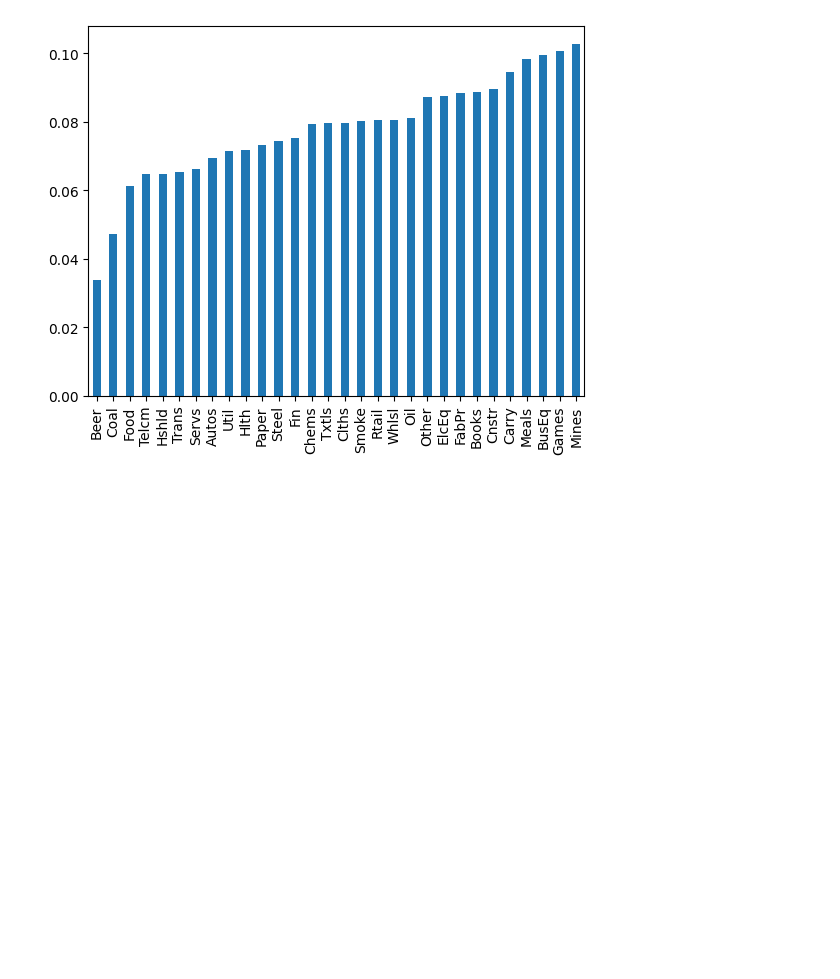
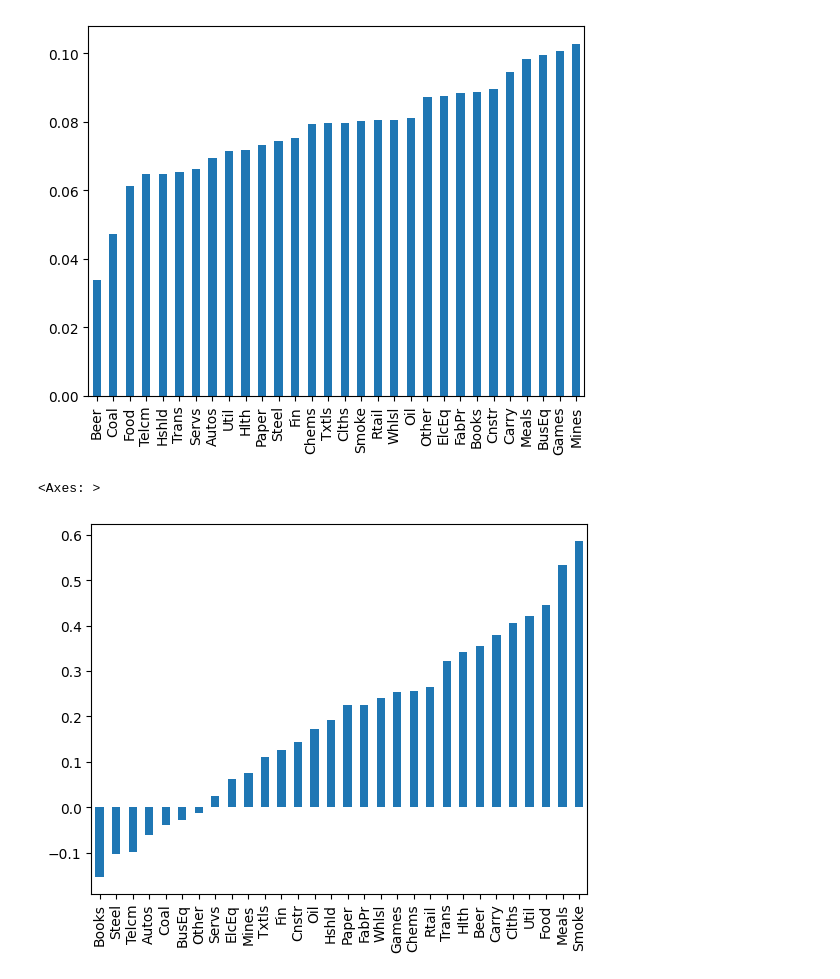
Before and after one commit to tho-hk/edhec-portfolio-construction, a Jupyter notebook: nb/eff_frontier.ipynb, the cells around one changed output. Cells and saved outputs as stored; diff of their text form; code cells hidden in the pictures; blank space fills up the shorter version.

```diff
--- a/nb/eff_frontier.ipynb
+++ b/nb/eff_frontier.ipynb
@@ -160,3 +160,8 @@ erk.var_gaussian(industries, modified=True).sort_values().plot.bar()
 # %% [output]
 <Axes: >
 [figure]
+# %%
+erk.sharpe_ratio(industries["2000":],0.03,12) .sort_values().plot.bar()
+# %% [output]
+<Axes: >
+[figure, added]
```
Also changed, not shown: parts of 2 cells of this notebook.
